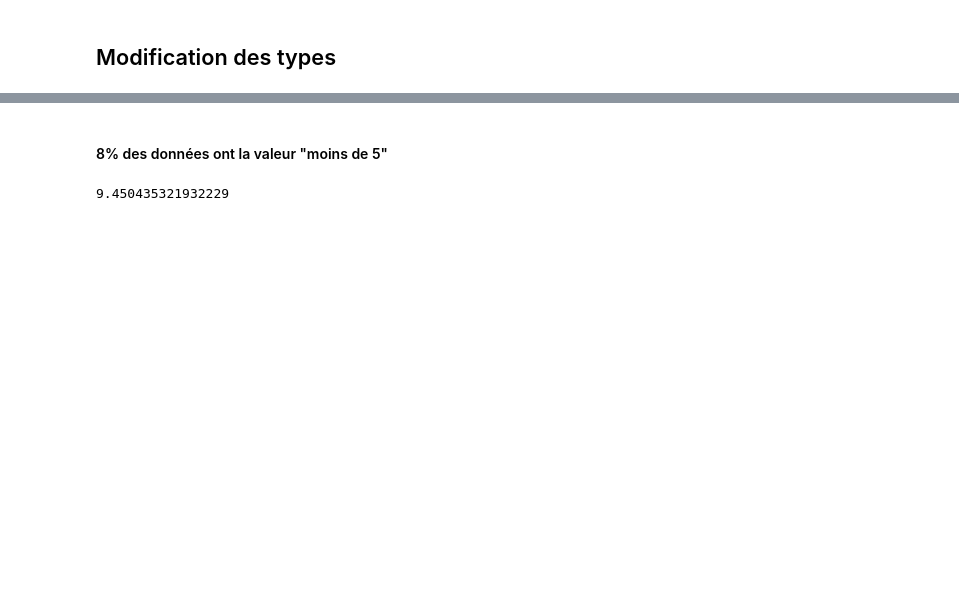
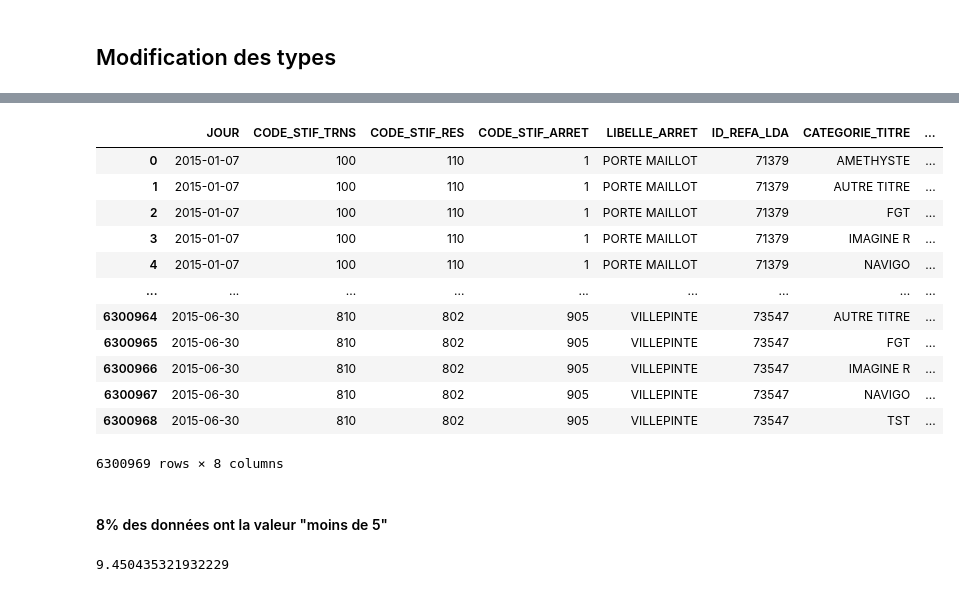
Before and after one commit to p-desaintchamas/datacamp-challenge-creation, a Jupyter notebook: merge_aggregate_data.ipynb, the cells around one changed output, grey strips where cells are left out. Cells and saved outputs as stored; diff of their text form; code cells hidden in the pictures; blank space fills up the shorter version.

```diff
--- a/merge_aggregate_data.ipynb
+++ b/merge_aggregate_data.ipynb
@@ -31,3 +45,19 @@ dt.head()
+# %%
+dt
+# %% [output]
+|  | JOUR | CODE_STIF_TRNS | CODE_STIF_RES | CODE_STIF_ARRET | LIBELLE_ARRET | ID_REFA_LDA | CATEGORIE_TITRE | ... |
+| 0 | 2015-01-07 | 100 | 110 | 1 | PORTE MAILLOT | 71379 | AMETHYSTE | ... |
+| 1 | 2015-01-07 | 100 | 110 | 1 | PORTE MAILLOT | 71379 | AUTRE TITRE | ... |
+| 2 | 2015-01-07 | 100 | 110 | 1 | PORTE MAILLOT | 71379 | FGT | ... |
+| 3 | 2015-01-07 | 100 | 110 | 1 | PORTE MAILLOT | 71379 | IMAGINE R | ... |
+| 4 | 2015-01-07 | 100 | 110 | 1 | PORTE MAILLOT | 71379 | NAVIGO | ... |
+| ... | ... | ... | ... | ... | ... | ... | ... | ... |
+| 6300964 | 2015-06-30 | 810 | 802 | 905 | VILLEPINTE | 73547 | AUTRE TITRE | ... |
+| 6300965 | 2015-06-30 | 810 | 802 | 905 | VILLEPINTE | 73547 | FGT | ... |
+| 6300966 | 2015-06-30 | 810 | 802 | 905 | VILLEPINTE | 73547 | IMAGINE R | ... |
+| 6300967 | 2015-06-30 | 810 | 802 | 905 | VILLEPINTE | 73547 | NAVIGO | ... |
+| 6300968 | 2015-06-30 | 810 | 802 | 905 | VILLEPINTE | 73547 | TST | ... |
+6300969 rows × 8 columns
 # %% [markdown]
 #### 8% des données ont la valeur "moins de 5"
 # %%
```
Also changed, not shown: parts of 6 cells of this notebook, 2 other files.
